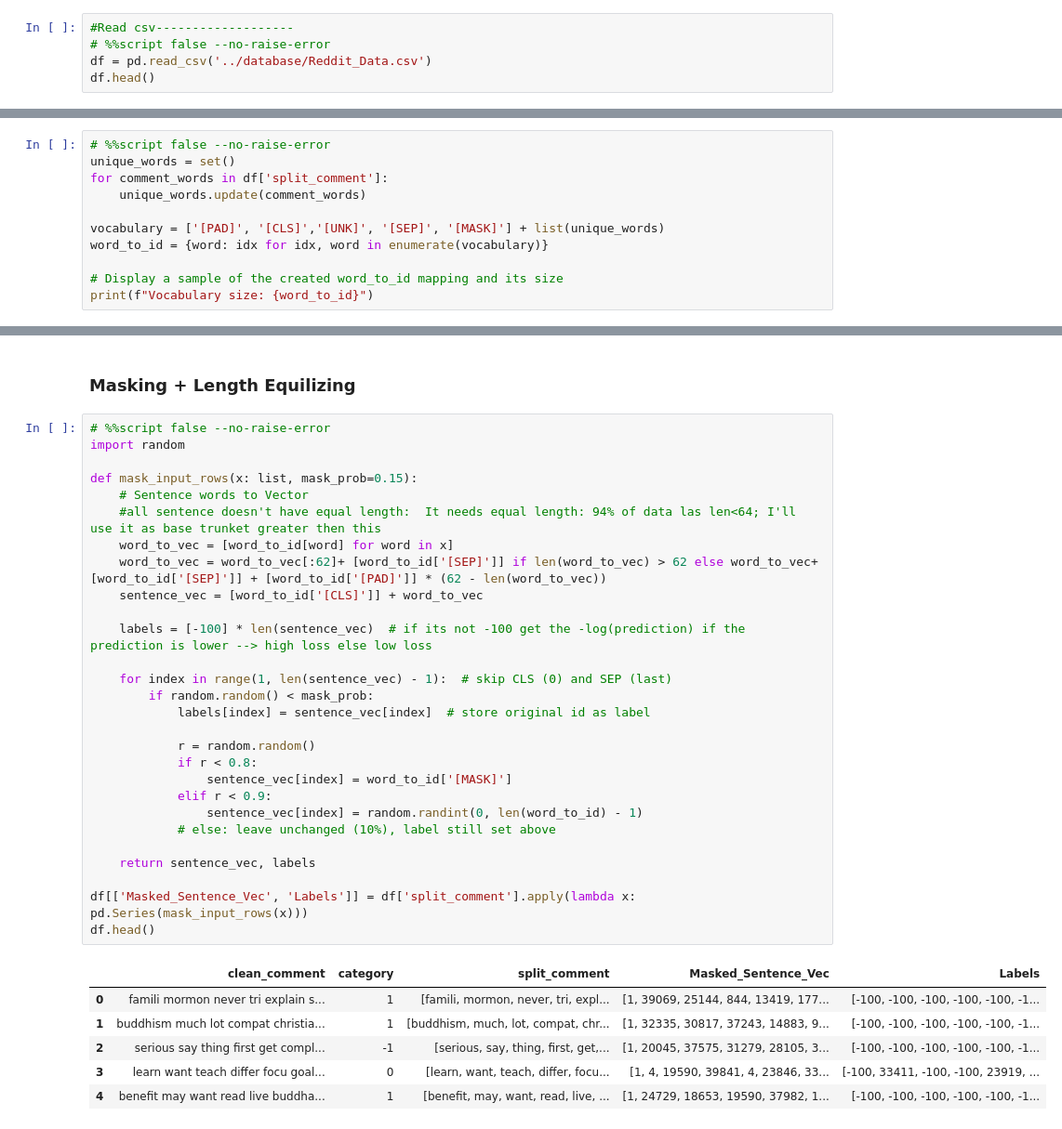
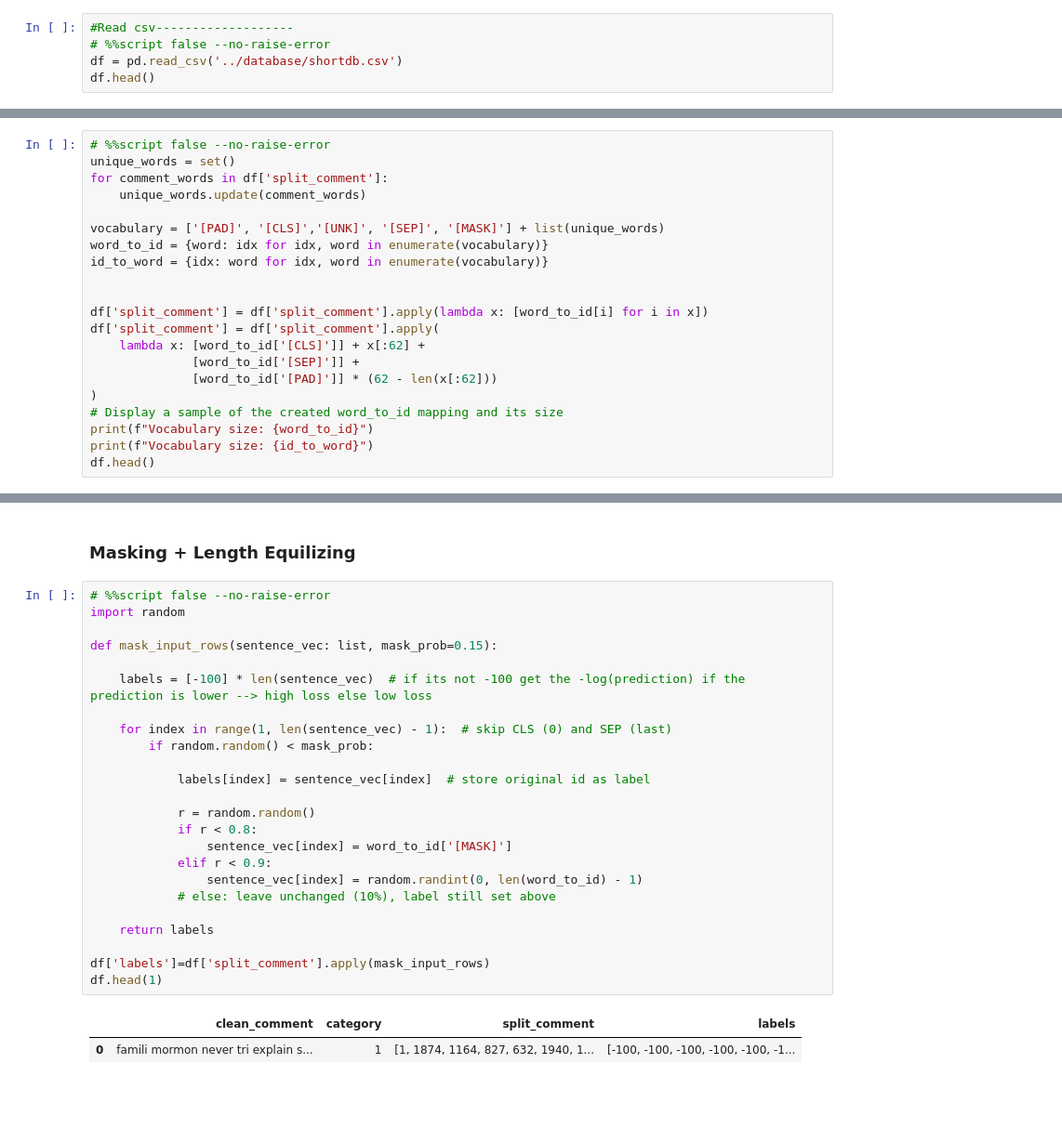
Before and after one commit to mrnishant1/NLP_BERT_implementation, a Jupyter notebook: notebook/micrograd.ipynb, the cells around one changed output, grey strips where cells are left out. Shown at 93% size. Saved outputs shown, nothing was run; the diff lists cells and outputs as text; blank space fills up the shorter version.

```diff
--- a/notebook/micrograd.ipynb
+++ b/notebook/micrograd.ipynb
@@ -718,7 +768,7 @@ import pandas as pd
 # %%
 #Read csv-------------------
 # %%script false --no-raise-error
-df = pd.read_csv('../database/Reddit_Data.csv')
+df = pd.read_csv('../database/shortdb.csv')
 df.head()
 # %% [output]
 |  | clean_comment | category |
@@ -834,7 +869,17 @@ for comment_words in df['split_comment']:
 
 vocabulary = ['[PAD]', '[CLS]','[UNK]', '[SEP]', '[MASK]'] + list(unique_words)
 word_to_id = {word: idx for idx, word in enumerate(vocabulary)}
+id_to_word = {idx: word for idx, word in enumerate(vocabulary)}
 
+
+df['split_comment'] = df['split_comment'].apply(lambda x: [word_to_id[i] for i in x])
+df['split_comment'] = df['split_comment'].apply(
+    lambda x: [word_to_id['[CLS]']] + x[:62] +
+              [word_to_id['[SEP]']] +
+              [word_to_id['[PAD]']] * (62 - len(x[:62]))
+)
 # Display a sample of the created word_to_id mapping and its size
 print(f"Vocabulary size: {word_to_id}")
+print(f"Vocabulary size: {id_to_word}")
+df.head()
 # %% [output]
@@ -846,38 +898,30 @@ Vocabulary size: {'[PAD]': 0, '[CLS]': 1, '[UNK]': 2, '[SEP]': 3, '[MASK]': 4, '
 # %%
 # %%script false --no-raise-error
 import random
 
-def mask_input_rows(x: list, mask_prob=0.15):
-    # Sentence words to Vector
-    #all sentence doesn't have equal length:  It needs equal length: 94% of data las len<64; I'll use it as base trunket greater then this
-    word_to_vec = [word_to_id[word] for word in x]
-    word_to_vec = word_to_vec[:62]+ [word_to_id['[SEP]']] if len(word_to_vec) > 62 else word_to_vec+ [word_to_id['[SEP]']] + [word_to_id['[PAD]']] * (62 - len(word_to_vec))
-    sentence_vec = [word_to_id['[CLS]']] + word_to_vec
+def mask_input_rows(sentence_vec: list, mask_prob=0.15):
 
     labels = [-100] * len(sentence_vec)  # if its not -100 get the -log(prediction) if the prediction is lower --> high loss else low loss
 
     for index in range(1, len(sentence_vec) - 1):  # skip CLS (0) and SEP (last)
         if random.random() < mask_prob:
+
             labels[index] = sentence_vec[index]  # store original id as label
 
             r = random.random()
             if r < 0.8:
                 sentence_vec[index] = word_to_id['[MASK]']
             elif r < 0.9:
                 sentence_vec[index] = random.randint(0, len(word_to_id) - 1)
             # else: leave unchanged (10%), label still set above
 
-    return sentence_vec, labels
+    return labels
 
-df[['Masked_Sentence_Vec', 'Labels']] = df['split_comment'].apply(lambda x: pd.Series(mask_input_rows(x)))
-df.head()
+df['labels']=df['split_comment'].apply(mask_input_rows)
+df.head(1)
 # %% [output]
-|  | clean_comment | category | split_comment | Masked_Sentence_Vec | Labels |
-| 0 | famili mormon never tri explain s... | 1 | [famili, mormon, never, tri, expl... | [1, 39069, 25144, 844, 13419, 177... | [-100, -100, -100, -100, -100, -1... |
-| 1 | buddhism much lot compat christia... | 1 | [buddhism, much, lot, compat, chr... | [1, 32335, 30817, 37243, 14883, 9... | [-100, -100, -100, -100, -100, -1... |
-| 2 | serious say thing first get compl... | -1 | [serious, say, thing, first, get,... | [1, 20045, 37575, 31279, 28105, 3... | [-100, -100, -100, -100, -100, -1... |
-| 3 | learn want teach differ focu goal... | 0 | [learn, want, teach, differ, focu... | [1, 4, 19590, 39841, 4, 23846, 33... | [-100, 33411, -100, -100, 23919, ... |
-| 4 | benefit may want read live buddha... | 1 | [benefit, may, want, read, live, ... | [1, 24729, 18653, 19590, 37982, 1... | [-100, -100, -100, -100, -100, -1... |
+|  | clean_comment | category | split_comment | labels |
+| 0 | famili mormon never tri explain s... | 1 | [1, 1874, 1164, 827, 632, 1940, 1... | [-100, -100, -100, -100, -100, -1... |
 # %%
 # %%script false --no-raise-error
 from sklearn.model_selection import train_test_split
```
Also changed, not shown: parts of 22 cells of this notebook, 1 other file.
